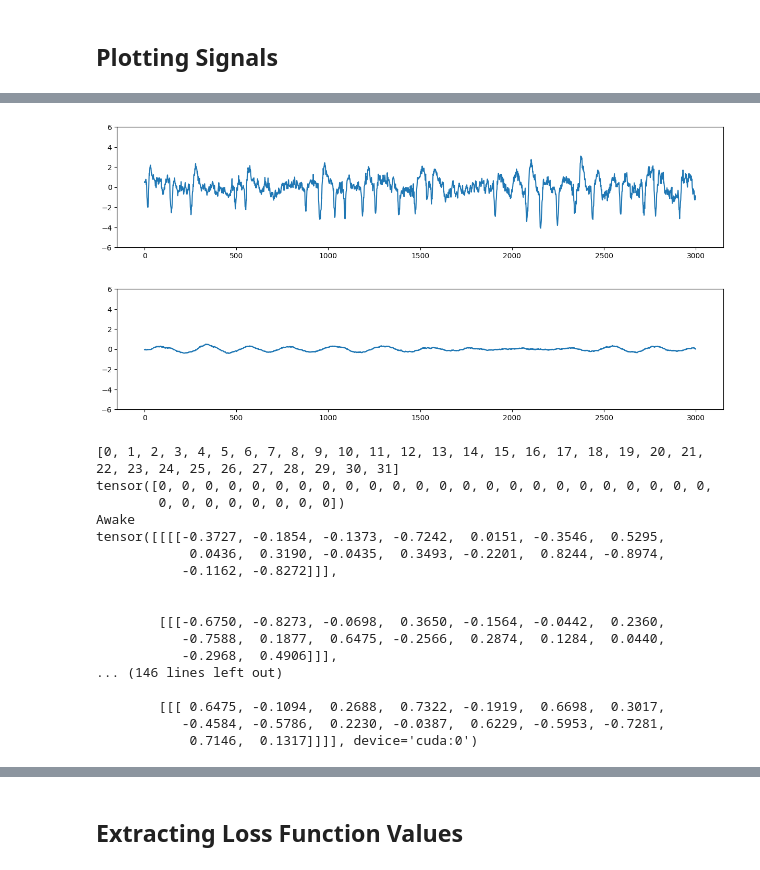
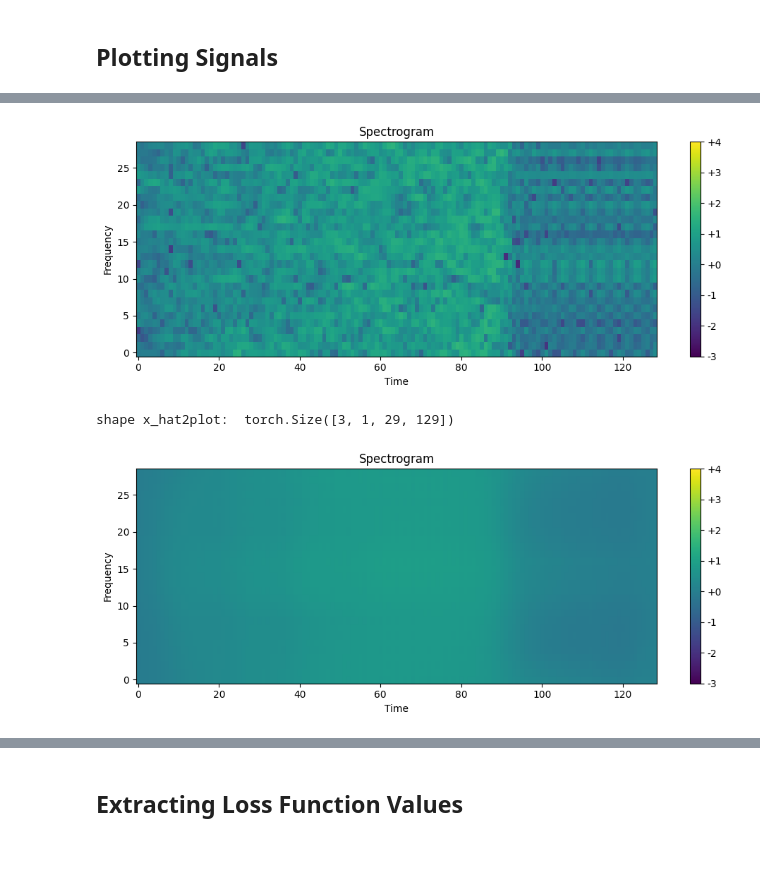
Before and after one commit to MatteoManni99/physioex, a Jupyter notebook: examples/autoencoder_experiments.ipynb, the cells around one changed output, grey strips where cells are left out. Saved outputs shown, nothing was run; the diff lists cells and outputs as text; code cells hidden in the pictures.

```diff
--- a/examples/autoencoder_experiments.ipynb
+++ b/examples/autoencoder_experiments.ipynb
@@ -35,7 +35,7 @@ from loguru import logger
 logger.remove()
 # %%
 models = ["seqsleepnet_cem"]
-dataset = {"name": "sleep_physionet", "version": "2018"}
+dataset = {"name": "sleep_merged", "version": "/"}
 seqlen = 1
 loss = "cel"
 batch_size = 32
@@ -46,6 +46,18 @@ if dataset["name"] == "mitdb":
 
 labels_idx = np.arange(len(sleep_stages)).astype(int)
 labels_idx_concept = np.arange(len(sleep_stages)).astype(int)
+# %%
+def plotTheSpectrogram(spectrogram_tensor):
+    spectrogram_array = spectrogram_tensor.numpy()
+
+    plt.figure(figsize=(10, 4))
+    plt.imshow(spectrogram_array, aspect='auto', origin='lower', cmap='viridis',vmin=-3, vmax=4)
+    plt.colorbar(format='%+2.0f')
+    plt.title('Spectrogram')
+    plt.xlabel('Time')
+    plt.ylabel('Frequency')
+    plt.tight_layout()
+    plt.show()
 # %%
 import os
 import re
@@ -147,16 +172,16 @@ class PhysioLoader:
 
         return model, train, valid, test
 # %%
-ckp_path = "models/ae"
+ckp_path = "physioex/models/" + name +"/seqlen=3/merged/EEG"
 
 loader = PhysioLoader(
-    #model_name=model,
-    #loss_name=loss,
+    model_name=name,
+    loss_name = "mse",
     ckp_path=ckp_path,
     dataset_name=dataset["name"],
     version=dataset["version"],
-    use_cache=True,
-    sequence_lenght=seqlen,
+    picks=["EEG"],
+    sequence_length=3,
     batch_size=batch_size,
 )
 
@@ -171,31 +196,27 @@ for i in range(len(loader.checkpoints)):
         # Aggiungi tqdm per mostrare il progresso
 
         for inputs, labels in tqdm(test_loader):
-            indici = np.argwhere(labels.squeeze() == 0)
+            indici = np.argwhere(labels.squeeze() == 4) # 0 per la classe awake, 1 per la classe N1 ecc
             indices_list = indici.tolist()[0]
+            if(len(indices_list) > 7):
+                #print(indices_list)
+                #print(labels.squeeze())
+                # Calcola le previsioni del modello
+                index = indices_list[3]
+                print(sleep_stages[labels[index][0].item()]) #0 perchè prendo la prima epoca
 
-            if(len(indices_list) > 7):
-                print(indices_list)
-                print(labels.squeeze())
-                # Calcola le previsioni del modello
-                index = indices_list[15]
-                print(sleep_stages[labels[index].item()])
+                print(inputs[0][0])
 
                 input_hat = model(inputs.to(device))
-                print(model.encode(inputs.to(device)))
+                print(input_hat.shape)
+                #print(model.encode(inputs.to(device)).shape)
 
                 x2plot = inputs[index]
-                x2plot = x2plot.squeeze().detach().cpu().numpy()
-                plt.figure(figsize=(15, 3))
-                plt.ylim(-6, 6)
-                plt.plot(x2plot)
-                plt.show()
+                print("shape x2plot: ", x2plot.shape)
+                plotTheSpectrogram(x2plot[0][0]) #0 perchè prendo la prima epoca e il secondo 0 è per prendere il primo canale
 
-                x_hat2plot = input_hat[index]
-                x_hat2plot = x_hat2plot.squeeze().detach().cpu().numpy()
-                plt.figure(figsize=(15, 3))
-                plt.ylim(-6, 6)
-                plt.plot(x_hat2plot)
-                plt.show()
+                x_hat2plot = input_hat[index].to("cpu")
+                print("shape x_hat2plot: ", x2plot.shape)
+                plotTheSpectrogram(x_hat2plot[0][0]) #0 perchè prendo la prima epoca e il secondo 0 è per prendere il primo canale
                 break
 # %% [output]
@@ -219,19 +233,3 @@ tensor([[[[-0.0430,  0.5417, -0.3529, -0.0887,  0.2635, -0.4268, -0.2970,
-[figure, old version]
+[figure, new version]
+shape x_hat2plot:  torch.Size([3, 1, 29, 129])
-[figure, old version]
+[figure, new version]
-[0, 1, 2, 3, 4, 5, 6, 7, 8, 9, 10, 11, 12, 13, 14, 15, 16, 17, 18, 19, 20, 21, 22, 23, 24, 25, 26, 27, 28, 29, 30, 31]
-tensor([0, 0, 0, 0, 0, 0, 0, 0, 0, 0, 0, 0, 0, 0, 0, 0, 0, 0, 0, 0, 0, 0, 0, 0,
-        0, 0, 0, 0, 0, 0, 0, 0])
-Awake
-tensor([[[[-0.3727, -0.1854, -0.1373, -0.7242,  0.0151, -0.3546,  0.5295,
-            0.0436,  0.3190, -0.0435,  0.3493, -0.2201,  0.8244, -0.8974,
-           -0.1162, -0.8272]]],
-
-
-        [[[-0.6750, -0.8273, -0.0698,  0.3650, -0.1564, -0.0442,  0.2360,
-           -0.7588,  0.1877,  0.6475, -0.2566,  0.2874,  0.1284,  0.0440,
-           -0.2968,  0.4906]]],
-... (146 lines left out)
-
-        [[[ 0.6475, -0.1094,  0.2688,  0.7322, -0.1919,  0.6698,  0.3017,
-           -0.4584, -0.5786,  0.2230, -0.0387,  0.6229, -0.5953, -0.7281,
-            0.7146,  0.1317]]]], device='cuda:0')
```
Also changed, not shown: parts of 5 cells of this notebook.
